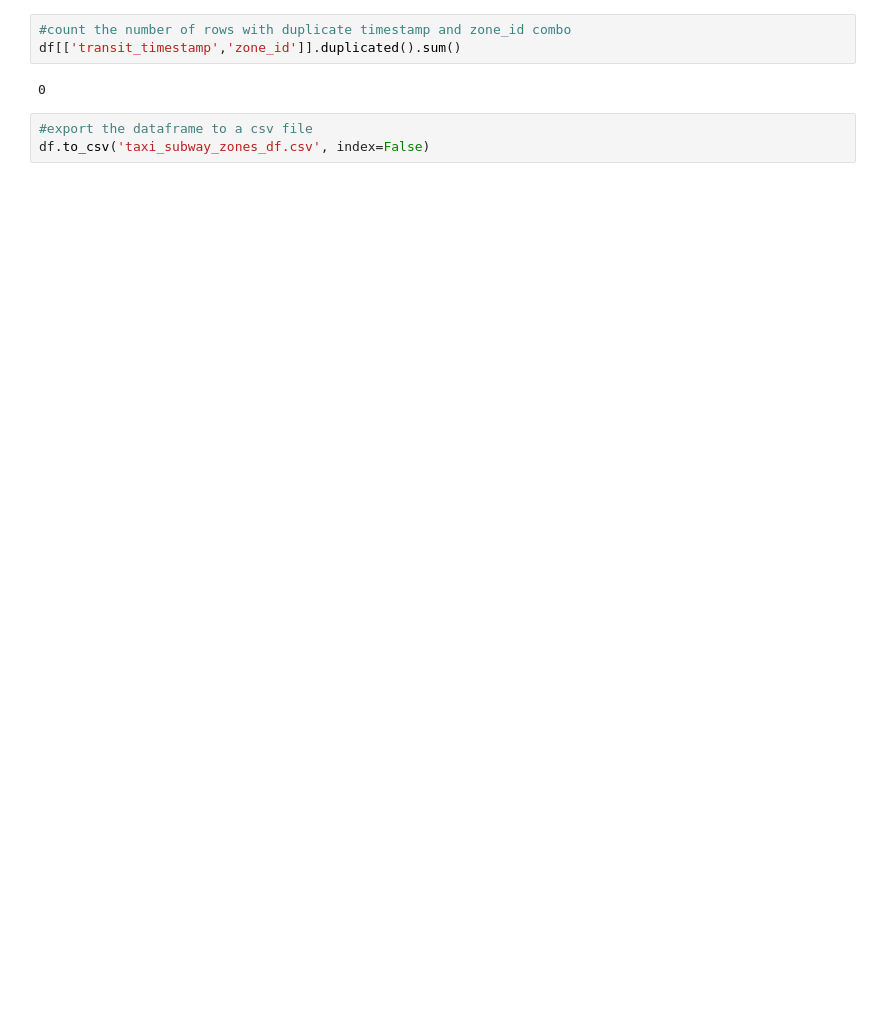
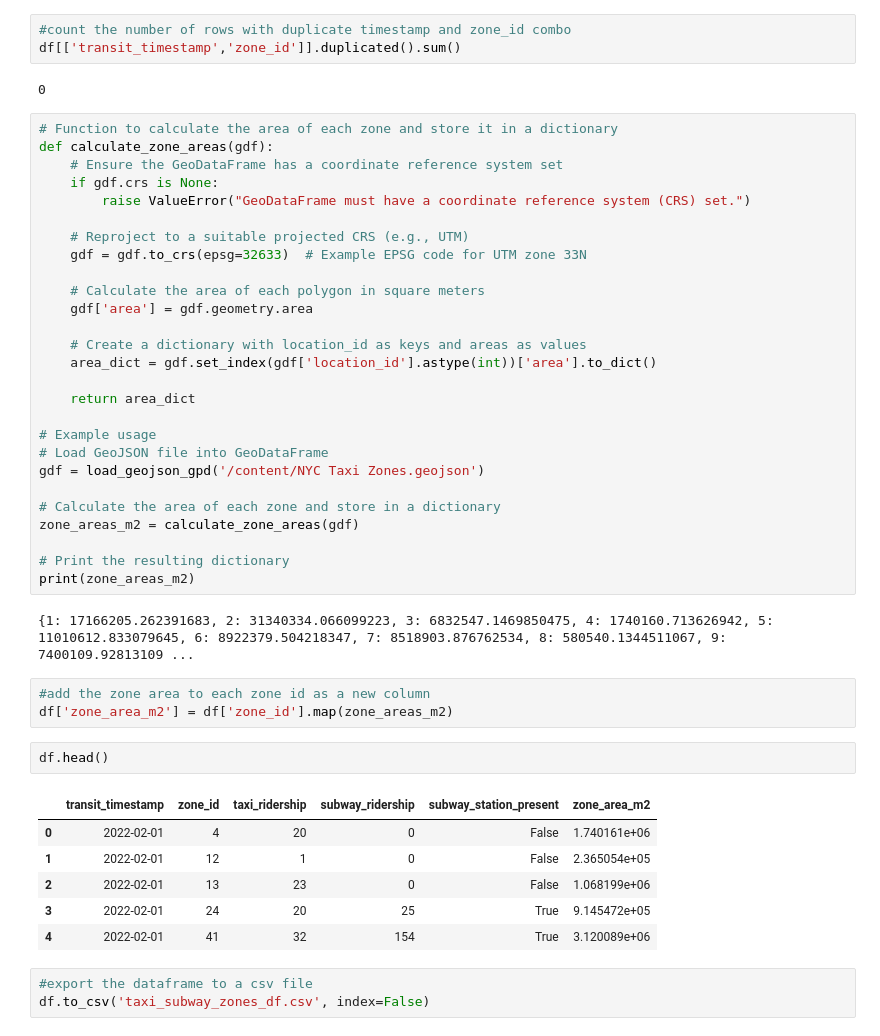
Before and after one commit to DR7439/New-York-App, a Jupyter notebook: data-analytics/taxi_sybway_zones_prep.ipynb, the cells around one changed output. Saved outputs shown, nothing was run; the diff lists cells and outputs as text; blank space fills up the shorter version.

```diff
--- a/data-analytics/taxi_sybway_zones_prep.ipynb
+++ b/data-analytics/taxi_sybway_zones_prep.ipynb
@@ -311,6 +406,47 @@ df.head()
 df[['transit_timestamp','zone_id']].duplicated().sum()
 # %% [output]
 0
+# %%
+# Function to calculate the area of each zone and store it in a dictionary
+def calculate_zone_areas(gdf):
+    # Ensure the GeoDataFrame has a coordinate reference system set
+    if gdf.crs is None:
+        raise ValueError("GeoDataFrame must have a coordinate reference system (CRS) set.")
+
+    # Reproject to a suitable projected CRS (e.g., UTM)
+    gdf = gdf.to_crs(epsg=32633)  # Example EPSG code for UTM zone 33N
+
+    # Calculate the area of each polygon in square meters
+    gdf['area'] = gdf.geometry.area
+
+    # Create a dictionary with location_id as keys and areas as values
+    area_dict = gdf.set_index(gdf['location_id'].astype(int))['area'].to_dict()
+
+    return area_dict
+
+# Example usage
+# Load GeoJSON file into GeoDataFrame
+gdf = load_geojson_gpd('/content/NYC Taxi Zones.geojson')
+
+# Calculate the area of each zone and store in a dictionary
+zone_areas_m2 = calculate_zone_areas(gdf)
+
+# Print the resulting dictionary
+print(zone_areas_m2)
+# %% [output]
+{1: 17166205.262391683, 2: 31340334.066099223, 3: 6832547.1469850475, 4: 1740160.713626942, 5: 11010612.833079645, 6: 8922379.504218347, 7: 8518903.876762534, 8: 580540.1344511067, 9: 7400109.92813109 ...
+# %%
+#add the zone area to each zone id as a new column
+df['zone_area_m2'] = df['zone_id'].map(zone_areas_m2)
+# %%
+df.head()
+# %% [output]
+|  | transit_timestamp | zone_id | taxi_ridership | subway_ridership | subway_station_present | zone_area_m2 |
+| 0 | 2022-02-01 | 4 | 20 | 0 | False | 1.740161e+06 |
+| 1 | 2022-02-01 | 12 | 1 | 0 | False | 2.365054e+05 |
+| 2 | 2022-02-01 | 13 | 23 | 0 | False | 1.068199e+06 |
+| 3 | 2022-02-01 | 24 | 20 | 25 | True | 9.145472e+05 |
+| 4 | 2022-02-01 | 41 | 32 | 154 | True | 3.120089e+06 |
 # %%
 #export the dataframe to a csv file
 df.to_csv('taxi_subway_zones_df.csv', index=False)
```
Also changed, not shown: parts of 28 cells of this notebook.
